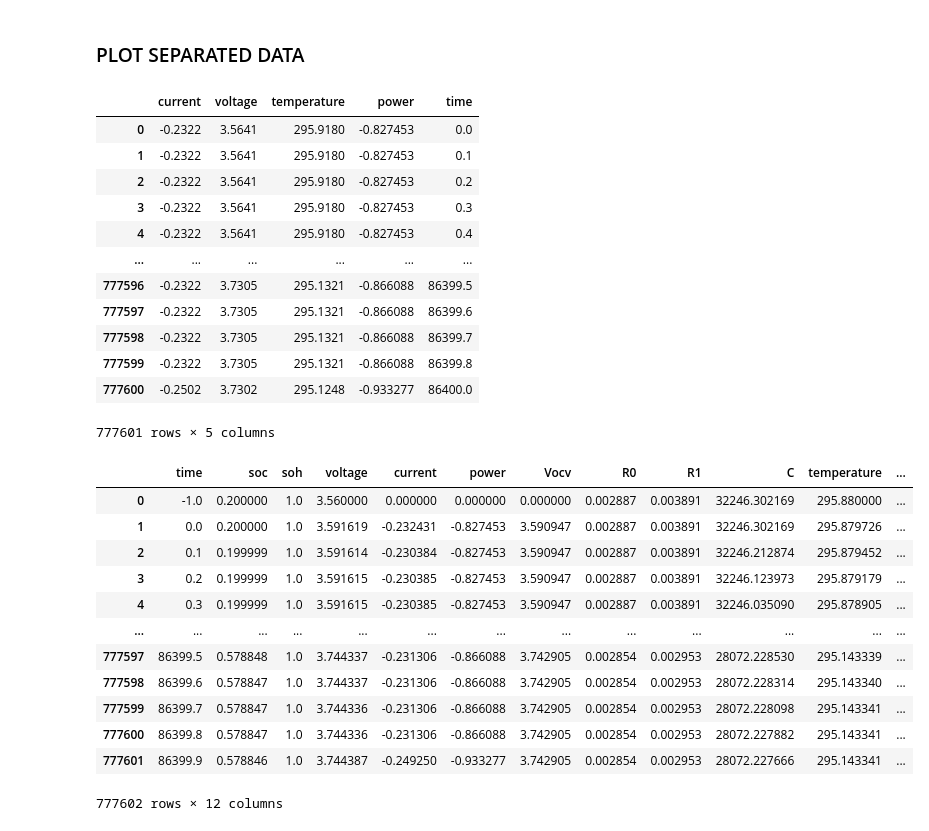
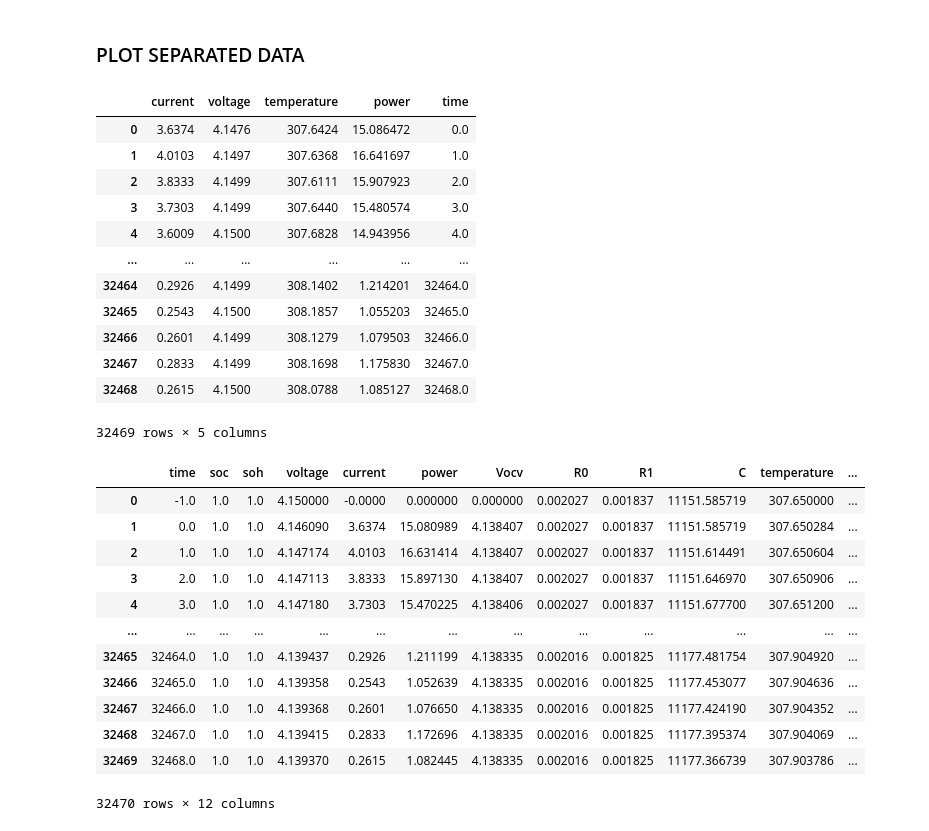
Before and after one commit to Daveonwave/ErNESTO-DT, a Jupyter notebook: notebooks/plot_separated_data.ipynb, the cells around one changed output. Saved outputs shown, nothing was run; the diff lists cells and outputs as text; code cells hidden in the pictures.

```diff
--- a/notebooks/plot_separated_data.ipynb
+++ b/notebooks/plot_separated_data.ipynb
@@ -6,11 +14,11 @@ import matplotlib.pyplot as plt
 # %%
 exp_type = 'simulation'
-exp = 'pv'
-exp_name = '2024_03_06-11_51_46'
+exp = '10C'
+exp_name = '2024_03_22-16_00_41'
 # %% [markdown]
 **Prepare structures and functions to plot everything we need**
 # %%
-folder_exp_dict = {'pv': 'PV_profile', '20C': '20C_check_up'}
+folder_exp_dict = {'pv': 'PV_profile', '20C': '20C_check_up', '10C': '30C_check_up', 'pv2': 'PV_profile2',}
 # %%
 folder = "../data/output/" + exp_type + '/'
 folder_path = Path(folder)
@@ -67,38 +87,40 @@ def plot_separated_vars(df,
 ### PLOT SEPARATED DATA
 # %%
 df_ground = pd.read_csv(ground_file)
+#df_ground['current'] = df_ground['current'].values * (-1)
 df_ground
 # %% [output]
 |  | current | voltage | temperature | power | time |
-| 0 | -0.2322 | 3.5641 | 295.9180 | -0.827453 | 0.0 |
-| 1 | -0.2322 | 3.5641 | 295.9180 | -0.827453 | 0.1 |
-| 2 | -0.2322 | 3.5641 | 295.9180 | -0.827453 | 0.2 |
-| 3 | -0.2322 | 3.5641 | 295.9180 | -0.827453 | 0.3 |
-| 4 | -0.2322 | 3.5641 | 295.9180 | -0.827453 | 0.4 |
+| 0 | 3.6374 | 4.1476 | 307.6424 | 15.086472 | 0.0 |
+| 1 | 4.0103 | 4.1497 | 307.6368 | 16.641697 | 1.0 |
+| 2 | 3.8333 | 4.1499 | 307.6111 | 15.907923 | 2.0 |
+| 3 | 3.7303 | 4.1499 | 307.6440 | 15.480574 | 3.0 |
+| 4 | 3.6009 | 4.1500 | 307.6828 | 14.943956 | 4.0 |
 | ... | ... | ... | ... | ... | ... |
-| 777596 | -0.2322 | 3.7305 | 295.1321 | -0.866088 | 86399.5 |
-| 777597 | -0.2322 | 3.7305 | 295.1321 | -0.866088 | 86399.6 |
-| 777598 | -0.2322 | 3.7305 | 295.1321 | -0.866088 | 86399.7 |
-| 777599 | -0.2322 | 3.7305 | 295.1321 | -0.866088 | 86399.8 |
-| 777600 | -0.2502 | 3.7302 | 295.1248 | -0.933277 | 86400.0 |
+| 32464 | 0.2926 | 4.1499 | 308.1402 | 1.214201 | 32464.0 |
+| 32465 | 0.2543 | 4.1500 | 308.1857 | 1.055203 | 32465.0 |
+| 32466 | 0.2601 | 4.1499 | 308.1279 | 1.079503 | 32466.0 |
+| 32467 | 0.2833 | 4.1499 | 308.1698 | 1.175830 | 32467.0 |
+| 32468 | 0.2615 | 4.1500 | 308.0788 | 1.085127 | 32468.0 |
-777601 rows × 5 columns
+32469 rows × 5 columns
 # %%
 df = pd.read_csv(output_file)
+df['current'] = df['current'].values * (-1)
 df
 # %% [output]
 |  | time | soc | soh | voltage | current | power | Vocv | R0 | R1 | C | temperature | ... |
-| 0 | -1.0 | 0.200000 | 1.0 | 3.560000 | 0.000000 | 0.000000 | 0.000000 | 0.002887 | 0.003891 | 32246.302169 | 295.880000 | ... |
-| 1 | 0.0 | 0.200000 | 1.0 | 3.591619 | -0.232431 | -0.827453 | 3.590947 | 0.002887 | 0.003891 | 32246.302169 | 295.879726 | ... |
-| 2 | 0.1 | 0.199999 | 1.0 | 3.591614 | -0.230384 | -0.827453 | 3.590947 | 0.002887 | 0.003891 | 32246.212874 | 295.879452 | ... |
-| 3 | 0.2 | 0.199999 | 1.0 | 3.591615 | -0.230385 | -0.827453 | 3.590947 | 0.002887 | 0.003891 | 32246.123973 | 295.879179 | ... |
-| 4 | 0.3 | 0.199999 | 1.0 | 3.591615 | -0.230385 | -0.827453 | 3.590947 | 0.002887 | 0.003891 | 32246.035090 | 295.878905 | ... |
+| 0 | -1.0 | 1.0 | 1.0 | 4.150000 | -0.0000 | 0.000000 | 0.000000 | 0.002027 | 0.001837 | 11151.585719 | 307.650000 | ... |
+| 1 | 0.0 | 1.0 | 1.0 | 4.146090 | 3.6374 | 15.080989 | 4.138407 | 0.002027 | 0.001837 | 11151.585719 | 307.650284 | ... |
+| 2 | 1.0 | 1.0 | 1.0 | 4.147174 | 4.0103 | 16.631414 | 4.138407 | 0.002027 | 0.001837 | 11151.614491 | 307.650604 | ... |
+| 3 | 2.0 | 1.0 | 1.0 | 4.147113 | 3.8333 | 15.897130 | 4.138407 | 0.002027 | 0.001837 | 11151.646970 | 307.650906 | ... |
+| 4 | 3.0 | 1.0 | 1.0 | 4.147180 | 3.7303 | 15.470225 | 4.138406 | 0.002027 | 0.001837 | 11151.677700 | 307.651200 | ... |
 | ... | ... | ... | ... | ... | ... | ... | ... | ... | ... | ... | ... | ... |
-| 777597 | 86399.5 | 0.578848 | 1.0 | 3.744337 | -0.231306 | -0.866088 | 3.742905 | 0.002854 | 0.002953 | 28072.228530 | 295.143339 | ... |
-| 777598 | 86399.6 | 0.578847 | 1.0 | 3.744337 | -0.231306 | -0.866088 | 3.742905 | 0.002854 | 0.002953 | 28072.228314 | 295.143340 | ... |
-| 777599 | 86399.7 | 0.578847 | 1.0 | 3.744336 | -0.231306 | -0.866088 | 3.742905 | 0.002854 | 0.002953 | 28072.228098 | 295.143341 | ... |
-| 777600 | 86399.8 | 0.578847 | 1.0 | 3.744336 | -0.231306 | -0.866088 | 3.742905 | 0.002854 | 0.002953 | 28072.227882 | 295.143341 | ... |
-| 777601 | 86399.9 | 0.578846 | 1.0 | 3.744387 | -0.249250 | -0.933277 | 3.742905 | 0.002854 | 0.002953 | 28072.227666 | 295.143341 | ... |
+| 32465 | 32464.0 | 1.0 | 1.0 | 4.139437 | 0.2926 | 1.211199 | 4.138335 | 0.002016 | 0.001825 | 11177.481754 | 307.904920 | ... |
+| 32466 | 32465.0 | 1.0 | 1.0 | 4.139358 | 0.2543 | 1.052639 | 4.138335 | 0.002016 | 0.001825 | 11177.453077 | 307.904636 | ... |
+| 32467 | 32466.0 | 1.0 | 1.0 | 4.139368 | 0.2601 | 1.076650 | 4.138335 | 0.002016 | 0.001825 | 11177.424190 | 307.904352 | ... |
+| 32468 | 32467.0 | 1.0 | 1.0 | 4.139415 | 0.2833 | 1.172696 | 4.138335 | 0.002016 | 0.001825 | 11177.395374 | 307.904069 | ... |
+| 32469 | 32468.0 | 1.0 | 1.0 | 4.139370 | 0.2615 | 1.082445 | 4.138335 | 0.002016 | 0.001825 | 11177.366739 | 307.903786 | ... |
-777602 rows × 12 columns
+32470 rows × 12 columns
 # %%
 args_20c = {
     'df': df,
```
Also changed, not shown: parts of 8 cells of this notebook, 18 other files.
